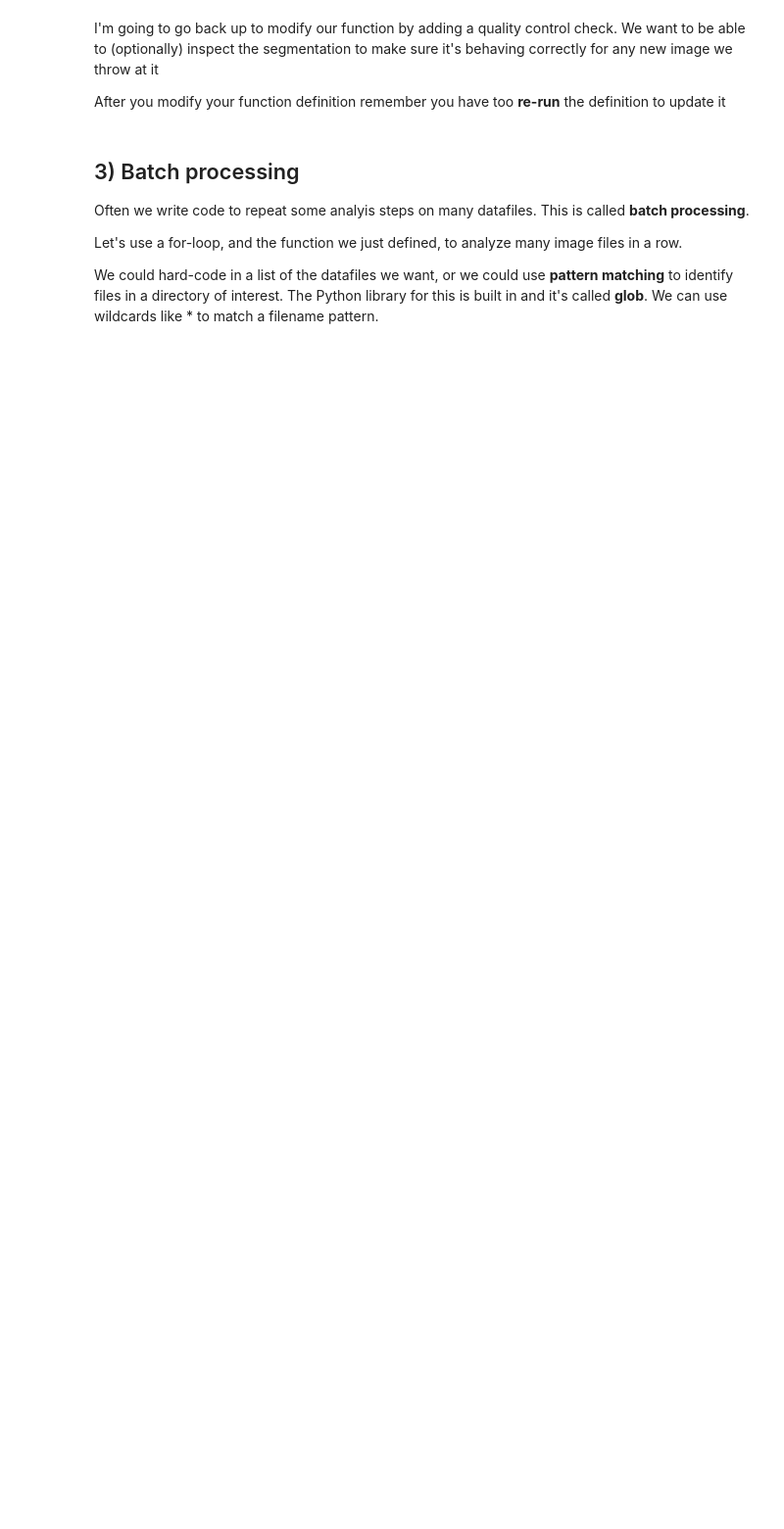
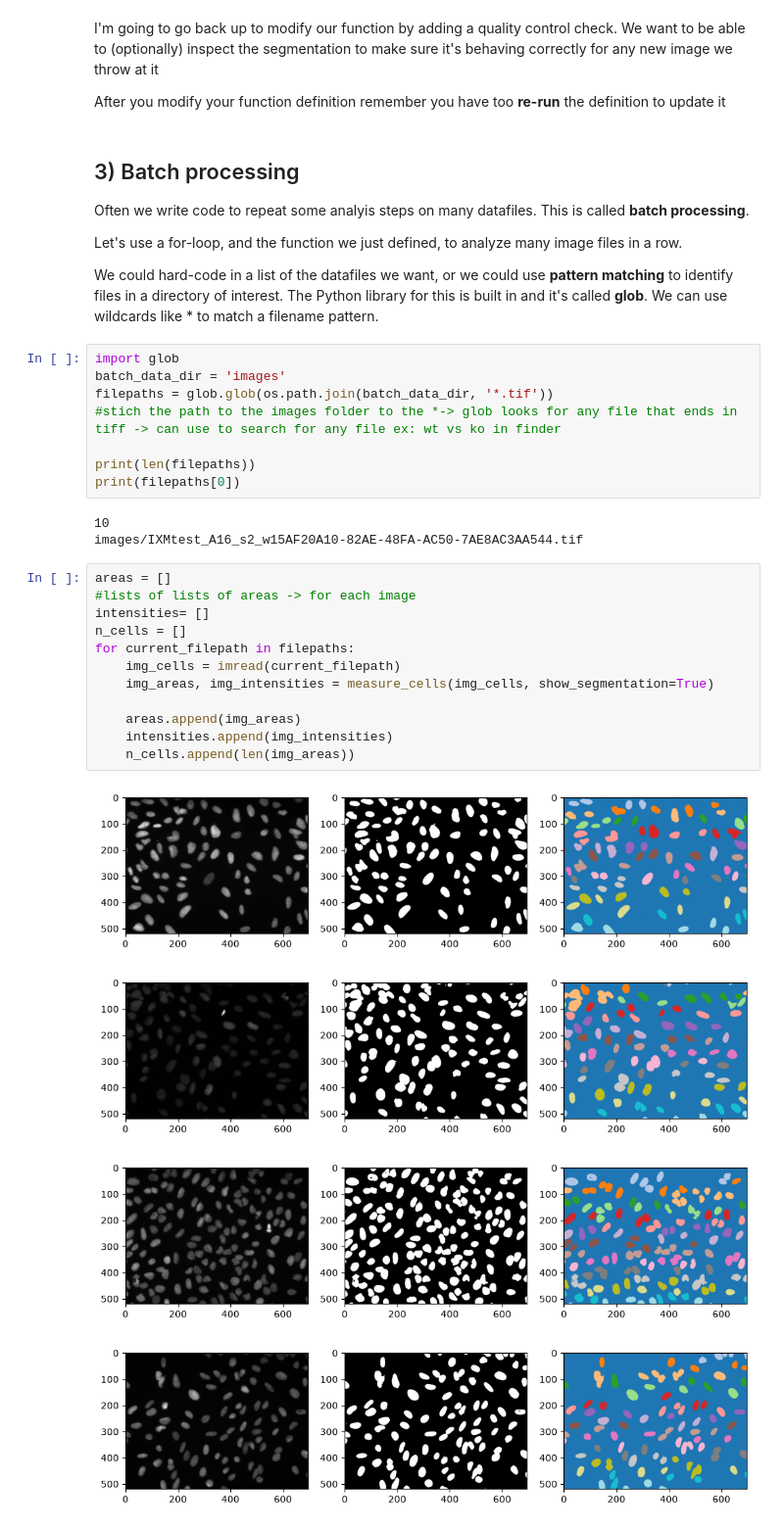
Before and after one commit to miac8/ABIO558-mia-, a Jupyter notebook: miniproject_3_blank.ipynb, the cells around one changed output. Shown at 98% size. Drawn from its saved outputs; the diff is of its cells as text; blank space fills up the shorter version.

```diff
--- a/miniproject_3_blank.ipynb
+++ b/miniproject_3_blank.ipynb
@@ -227,3 +301,31 @@ Often we write code to repeat some analyis steps on many datafiles. This is call
 Let's use a for-loop, and the function we just defined, to analyze many image files in a row.
 
 We could hard-code in a list of the datafiles we want, or we could use **pattern matching** to identify files in a directory of interest. The Python library for this is built in and it's called **glob**. We can use wildcards like * to match a filename pattern.
+# %%
+import glob
+batch_data_dir = 'images'
+filepaths = glob.glob(os.path.join(batch_data_dir, '*.tif'))
+#stich the path to the images folder to the *-> glob looks for any file that ends in tiff -> can use to search for any file ex: wt vs ko in finder
+
+print(len(filepaths))
+print(filepaths[0])
+# %% [output]
+10
+images/IXMtest_A16_s2_w15AF20A10-82AE-48FA-AC50-7AE8AC3AA544.tif
+# %%
+areas = []
+#lists of lists of areas -> for each image
+intensities= []
+n_cells = []
+for current_filepath in filepaths:
+    img_cells = imread(current_filepath)
+    img_areas, img_intensities = measure_cells(img_cells, show_segmentation=True)
+
+    areas.append(img_areas)
+    intensities.append(img_intensities)
+    n_cells.append(len(img_areas))
+# %% [output]
+[figure, added]
+[figure, added]
+[figure, added]
+[figure, added]
```
Also changed, not shown: parts of 13 cells of this notebook, 12 other files.
